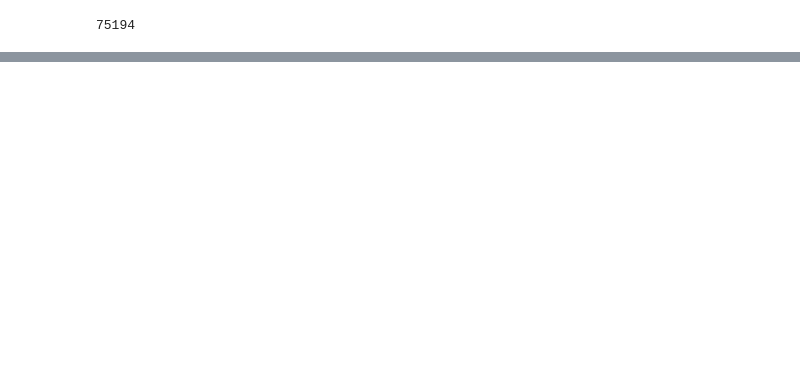
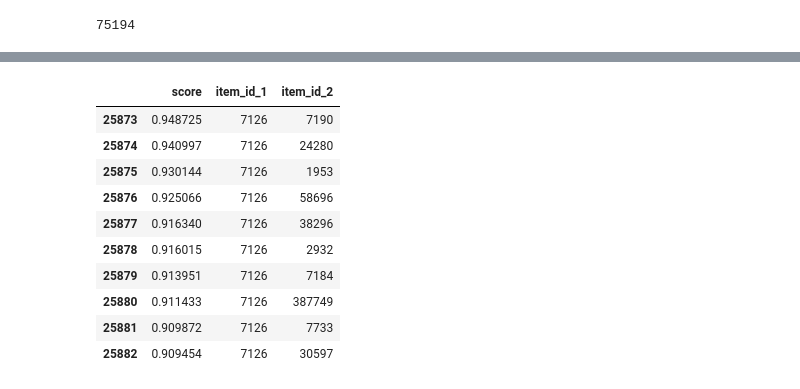
Before and after one commit to Yaroslav-Kn/mle-recsys-start, a Jupyter notebook: main_offline.ipynb, the cells around one changed output, grey strips where cells are left out. Cells and saved outputs as stored; diff of their text form; code cells hidden in the pictures; blank space fills up the shorter version.

```diff
--- a/main_offline.ipynb
+++ b/main_offline.ipynb
@@ -1303,0 +1336,14 @@ rating_std       0.989237
+# %%
+similar_items[similar_items['item_id_1']==7126]
+# %% [output]
+|  | score | item_id_1 | item_id_2 |
+| 25873 | 0.948725 | 7126 | 7190 |
+| 25874 | 0.940997 | 7126 | 24280 |
+| 25875 | 0.930144 | 7126 | 1953 |
+| 25876 | 0.925066 | 7126 | 58696 |
+| 25877 | 0.916340 | 7126 | 38296 |
+| 25878 | 0.916015 | 7126 | 2932 |
+| 25879 | 0.913951 | 7126 | 7184 |
+| 25880 | 0.911433 | 7126 | 387749 |
+| 25881 | 0.909872 | 7126 | 7733 |
+| 25882 | 0.909454 | 7126 | 30597 |
```
Also changed, not shown: parts of 10 cells of this notebook, 20 other files.
